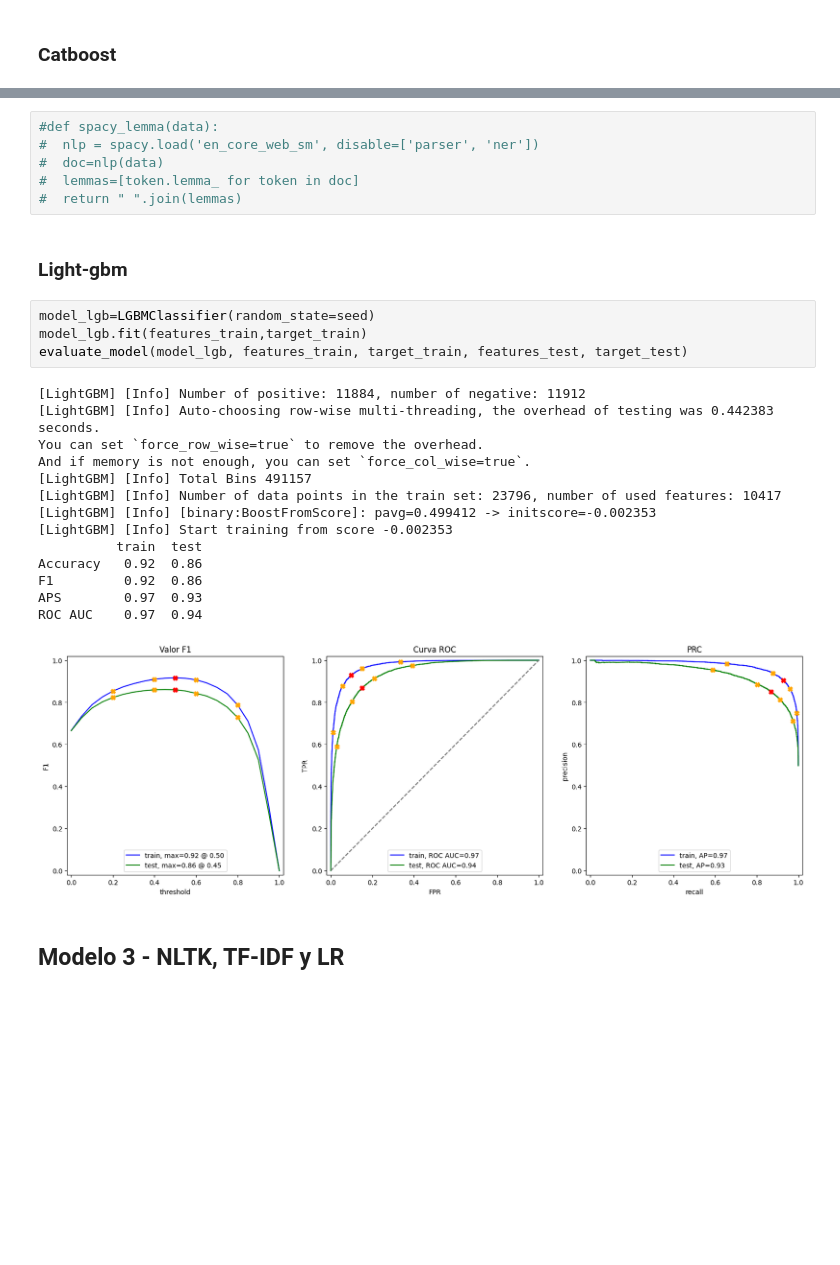
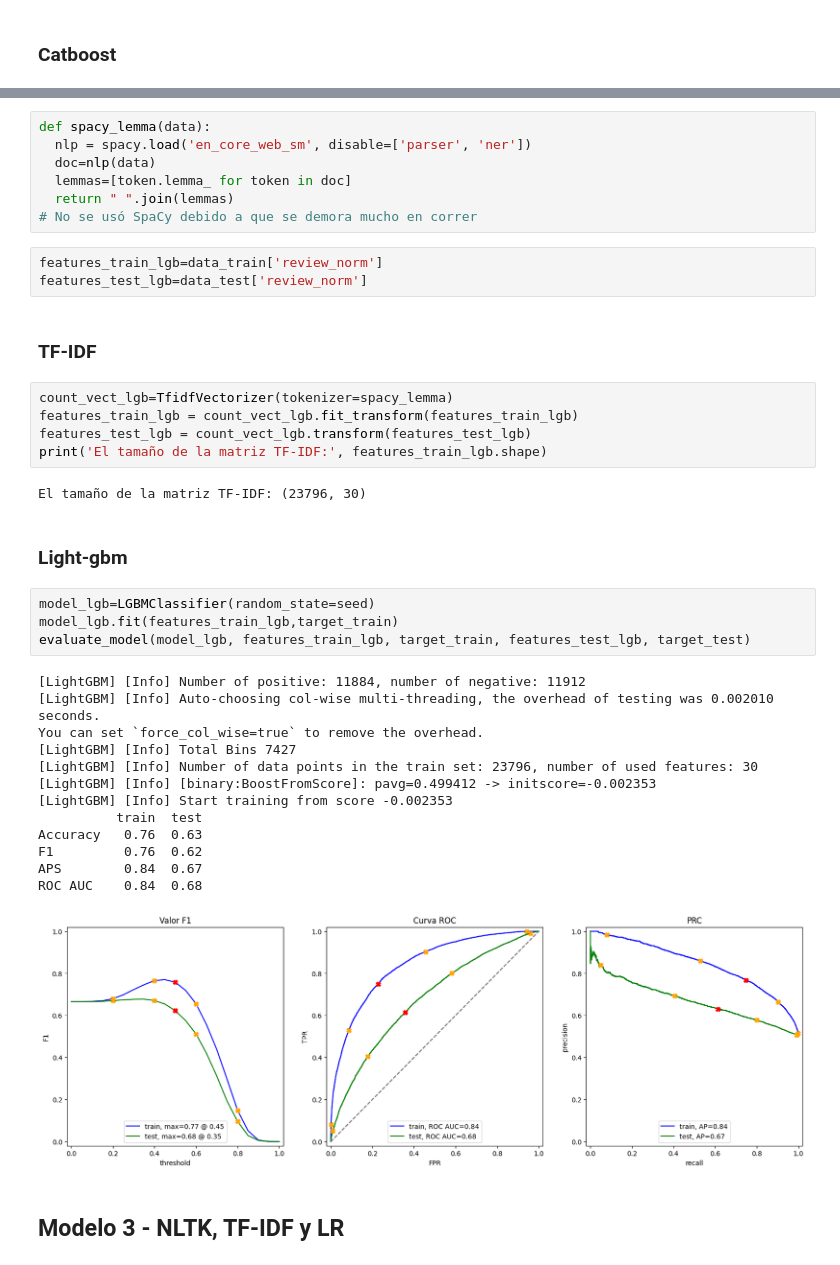
Before and after one commit to santicar1809/aprendizaje_automatico_textos, a Jupyter notebook: code_14.ipynb, the cells around one changed output, grey strips where cells are left out. Saved outputs shown, nothing was run; the diff lists cells and outputs as text; blank space fills up the shorter version.

```diff
--- a/code_14.ipynb
+++ b/code_14.ipynb
@@ -645,30 +645,42 @@ ROC AUC    0.95  0.93
 # %%
-#def spacy_lemma(data):
-#  nlp = spacy.load('en_core_web_sm', disable=['parser', 'ner'])
-#  doc=nlp(data)
-#  lemmas=[token.lemma_ for token in doc]
-#  return " ".join(lemmas)
+def spacy_lemma(data):
+  nlp = spacy.load('en_core_web_sm', disable=['parser', 'ner'])
+  doc=nlp(data)
+  lemmas=[token.lemma_ for token in doc]
+  return " ".join(lemmas)
+# No se usó SpaCy debido a que se demora mucho en correr
+# %%
+features_train_lgb=data_train['review_norm']
+features_test_lgb=data_test['review_norm']
+# %% [markdown]
+### TF-IDF
+# %%
+count_vect_lgb=TfidfVectorizer(tokenizer=spacy_lemma)
+features_train_lgb = count_vect_lgb.fit_transform(features_train_lgb)
+features_test_lgb = count_vect_lgb.transform(features_test_lgb)
+print('El tamaño de la matriz TF-IDF:', features_train_lgb.shape)
+# %% [output]
+El tamaño de la matriz TF-IDF: (23796, 30)
 # %% [markdown]
 ### Light-gbm
 # %%
 model_lgb=LGBMClassifier(random_state=seed)
-model_lgb.fit(features_train,target_train)
-evaluate_model(model_lgb, features_train, target_train, features_test, target_test)
+model_lgb.fit(features_train_lgb,target_train)
+evaluate_model(model_lgb, features_train_lgb, target_train, features_test_lgb, target_test)
 # %% [output]
 [LightGBM] [Info] Number of positive: 11884, number of negative: 11912
-[LightGBM] [Info] Auto-choosing row-wise multi-threading, the overhead of testing was 0.442383 seconds.
-You can set `force_row_wise=true` to remove the overhead.
-And if memory is not enough, you can set `force_col_wise=true`.
-[LightGBM] [Info] Total Bins 491157
-[LightGBM] [Info] Number of data points in the train set: 23796, number of used features: 10417
+[LightGBM] [Info] Auto-choosing col-wise multi-threading, the overhead of testing was 0.002010 seconds.
+You can set `force_col_wise=true` to remove the overhead.
+[LightGBM] [Info] Total Bins 7427
+[LightGBM] [Info] Number of data points in the train set: 23796, number of used features: 30
 [LightGBM] [Info] [binary:BoostFromScore]: pavg=0.499412 -> initscore=-0.002353
 [LightGBM] [Info] Start training from score -0.002353
           train  test
-Accuracy   0.92  0.86
-F1         0.92  0.86
-APS        0.97  0.93
-ROC AUC    0.97  0.94
+Accuracy   0.76  0.63
+F1         0.76  0.62
+APS        0.84  0.67
+ROC AUC    0.84  0.68
-[figure, old version]
+[figure, new version]
 # %% [markdown]
 ## Modelo 3 - NLTK, TF-IDF y LR
 # %% [markdown]
```
Also changed, not shown: parts of 5 cells of this notebook, 3 other files.
